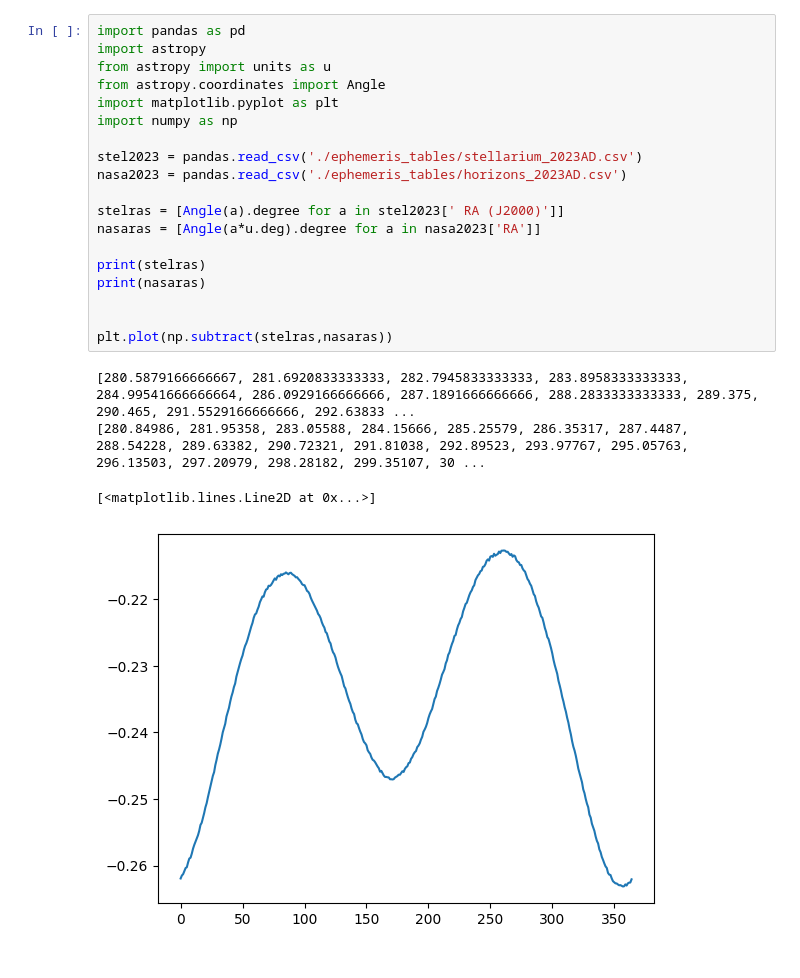
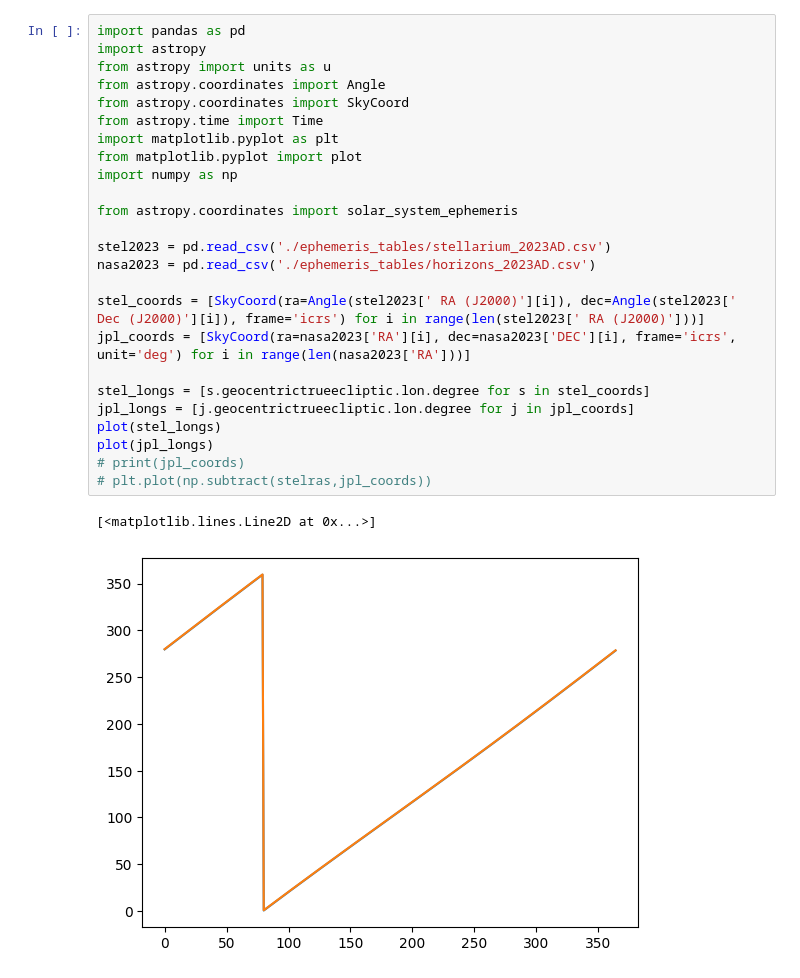
Before and after one commit to aniketh-g/vAkyapaJcAGgam, a Jupyter notebook: modern_ephemeris_comparisons.ipynb, the cells around one changed output. Cells and saved outputs as stored; diff of their text form.

Commit message:
modern ephem comparison

```diff
--- a/modern_ephemeris_comparisons.ipynb
+++ b/modern_ephemeris_comparisons.ipynb
@@ -1,24 +1,28 @@
 # %%
 import pandas as pd
 import astropy
 from astropy import units as u
 from astropy.coordinates import Angle
+from astropy.coordinates import SkyCoord
+from astropy.time import Time
 import matplotlib.pyplot as plt
+from matplotlib.pyplot import plot
 import numpy as np
 
-stel2023 = pandas.read_csv('./ephemeris_tables/stellarium_2023AD.csv')
-nasa2023 = pandas.read_csv('./ephemeris_tables/horizons_2023AD.csv')
+from astropy.coordinates import solar_system_ephemeris
 
-stelras = [Angle(a).degree for a in stel2023[' RA (J2000)']]
-nasaras = [Angle(a*u.deg).degree for a in nasa2023['RA']]
+stel2023 = pd.read_csv('./ephemeris_tables/stellarium_2023AD.csv')
+nasa2023 = pd.read_csv('./ephemeris_tables/horizons_2023AD.csv')
 
-print(stelras)
-print(nasaras)
+stel_coords = [SkyCoord(ra=Angle(stel2023[' RA (J2000)'][i]), dec=Angle(stel2023[' Dec (J2000)'][i]), frame='icrs') for i in range(len(stel2023[' RA (J2000)']))]
+jpl_coords = [SkyCoord(ra=nasa2023['RA'][i], dec=nasa2023['DEC'][i], frame='icrs', unit='deg') for i in range(len(nasa2023['RA']))]
 
-
-plt.plot(np.subtract(stelras,nasaras))
+stel_longs = [s.geocentrictrueecliptic.lon.degree for s in stel_coords]
+jpl_longs = [j.geocentrictrueecliptic.lon.degree for j in jpl_coords]
+plot(stel_longs)
+plot(jpl_longs)
+# print(jpl_coords)
+# plt.plot(np.subtract(stelras,jpl_coords))
 # %% [output]
-[280.5879166666667, 281.6920833333333, 282.7945833333333, 283.8958333333333, 284.99541666666664, 286.0929166666666, 287.1891666666666, 288.2833333333333, 289.375, 290.465, 291.5529166666666, 292.63833 ...
-[280.84986, 281.95358, 283.05588, 284.15666, 285.25579, 286.35317, 287.4487, 288.54228, 289.63382, 290.72321, 291.81038, 292.89523, 293.97767, 295.05763, 296.13503, 297.20979, 298.28182, 299.35107, 30 ...
+[<matplotlib.lines.Line2D at 0x...>]
-[<matplotlib.lines.Line2D at 0x...>]
-[figure, old version]
+[figure, new version]
```
Also changed, not shown: parts of 4 cells of this notebook.
